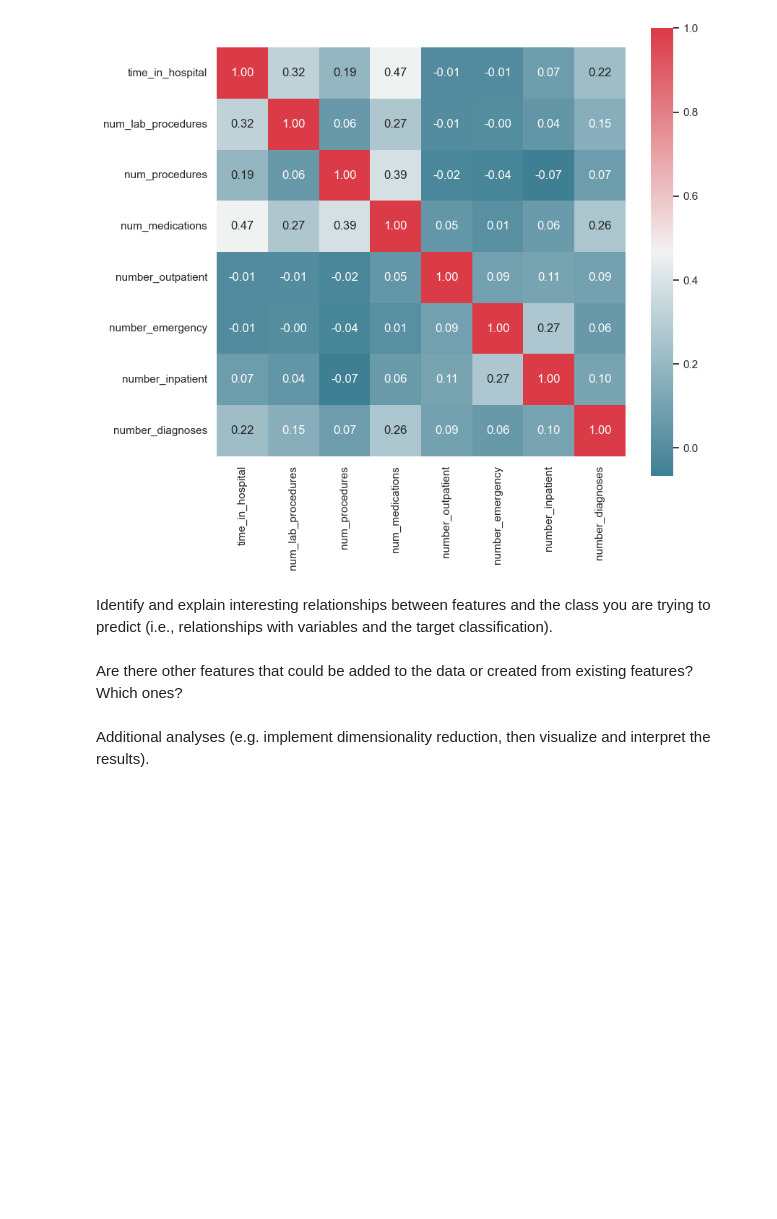
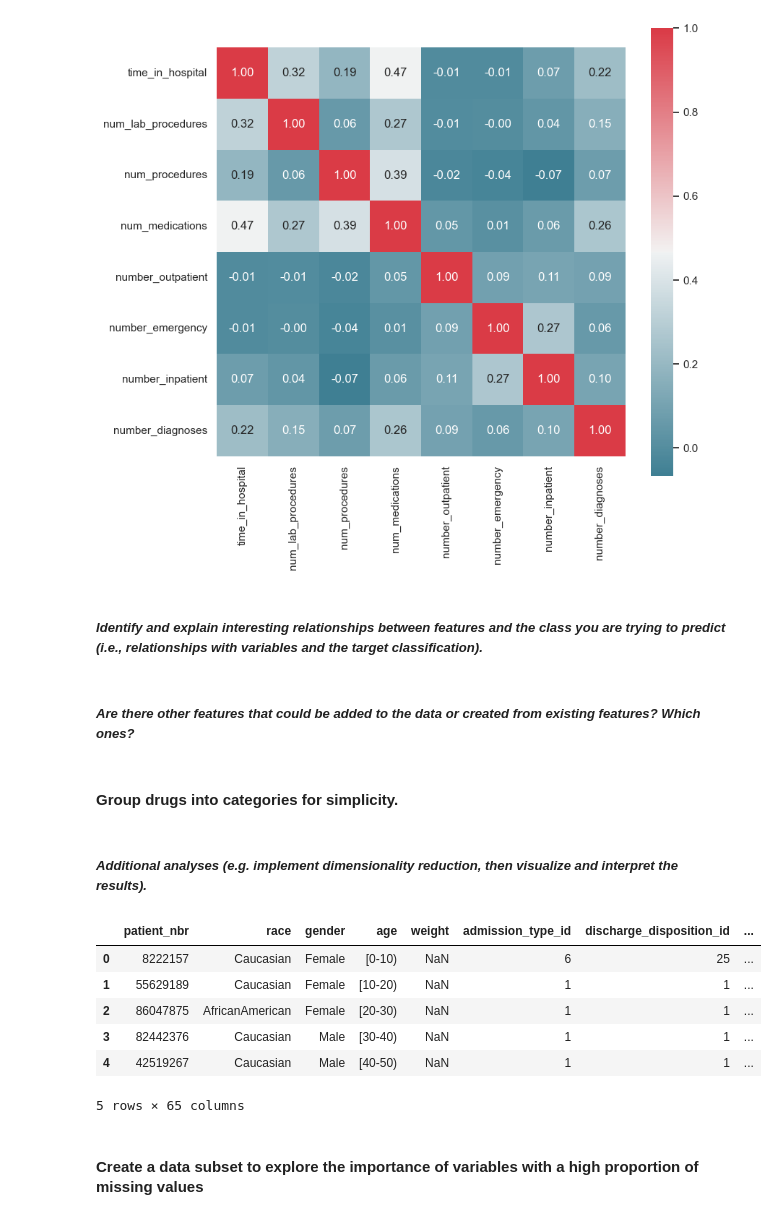
Before and after one commit to kdhenderson/ML7331_team_project, a Jupyter notebook: LabOne_Diabetes.ipynb, the cells around one changed output. Drawn from its saved outputs; the diff is of its cells as text; code cells hidden in the pictures; blank space fills up the shorter version.

Commit message:
Worked on data subsets for drug classes and glucose/A1C tests

```diff
--- a/LabOne_Diabetes.ipynb
+++ b/LabOne_Diabetes.ipynb
@@ -610,10 +648,10 @@ plt.show()
 # %% [output]
 [figure]
 # %% [markdown]
-Identify and explain interesting relationships between features and the class
-you are trying to predict (i.e., relationships with variables and the target classification).
+##### *Identify and explain interesting relationships between features and the class you are trying to predict (i.e., relationships with variables and the target classification).*
 # %% [markdown]
-Are there other features that could be added to the data or created from
-existing features? Which ones?
+##### *Are there other features that could be added to the data or created from existing features? Which ones?*
+# %% [markdown]
+#### Group drugs into categories for simplicity.
 # %% [markdown]
-Additional analyses (e.g. implement dimensionality reduction, then visualize and interpret the results).
+##### *Additional analyses (e.g. implement dimensionality reduction, then visualize and interpret the results).*
@@ -619,0 +691,41 @@ Additional analyses (e.g. implement dimensionality reduction, then visualize and
+# %%
+# This isn't working yet...
+df_drug_by_class = df_clean.copy()
+
+# Define drug classes
+drug_classes = {
+    'Metformin': ['metformin'],
+    'Meglitinides': ['repaglinide', 'nateglinide'],
+    'Sulfonylureas': ['chlorpropamide', 'glimepiride', 'acetohexamide', 'glipizide', 'glyburide', 'tolbutamide', 'tolazamide'],
+    'TZDs': ['pioglitazone', 'rosiglitazone', 'troglitazone'],
+    'AGIs': ['acarbose', 'miglitol'],
+    'Insulin': ['insulin'],
+    'Sulfonylureas_Metformin': ['glyburide-metformin', 'glipizide-metformin'],
+    'TZDs_Metformin': ['metformin-rosiglitazone', 'metformin-pioglitazone'],
+    'Sulfonylureas_TZDs': ['glimepiride-pioglitazone']
+}
+
+# Create columns for each drug class
+for class_name, drugs in drug_classes.items():
+    # Check the status of all drugs in the class for each patient
+    df_drug_by_class[class_name] = df_clean[drugs].apply(
+        lambda row: 'up' if 'up' in row.values else
+                    'down' if 'down' in row.values else
+                    'stable' if 'stable' in row.values else
+                    'no', axis=1
+    )
+
+# Confirm no patient is taking multiple drugs in a class with conflicting statuses
+for class_name, drugs in drug_classes.items():
+    df_drug_by_class[f'{class_name}_conflict'] = df_drug_by_class[drugs].nunique(axis=1) > 1
+
+# View the result
+df_drug_by_class.head()
+# %% [output]
+|  | patient_nbr | race | gender | age | weight | admission_type_id | discharge_disposition_id | ... |
+| 0 | 8222157 | Caucasian | Female | [0-10) | NaN | 6 | 25 | ... |
+| 1 | 55629189 | Caucasian | Female | [10-20) | NaN | 1 | 1 | ... |
+| 2 | 86047875 | AfricanAmerican | Female | [20-30) | NaN | 1 | 1 | ... |
+| 3 | 82442376 | Caucasian | Male | [30-40) | NaN | 1 | 1 | ... |
+| 4 | 42519267 | Caucasian | Male | [40-50) | NaN | 1 | 1 | ... |
+5 rows × 65 columns
@@ -619,0 +737,2 @@ Additional analyses (e.g. implement dimensionality reduction, then visualize and
+# %% [markdown]
+#### Create a data subset to explore the importance of variables with a high proportion of missing values
```
Also changed, not shown: parts of 19 cells of this notebook.
